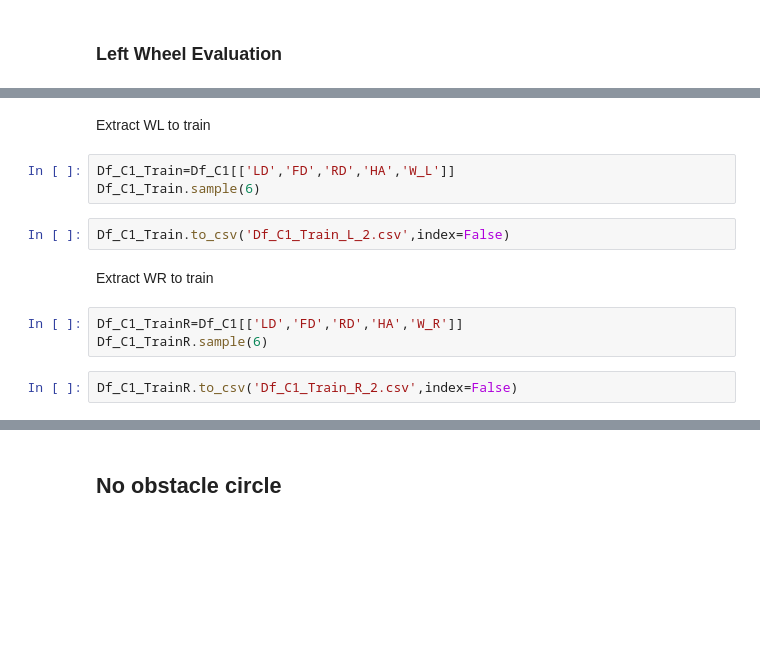
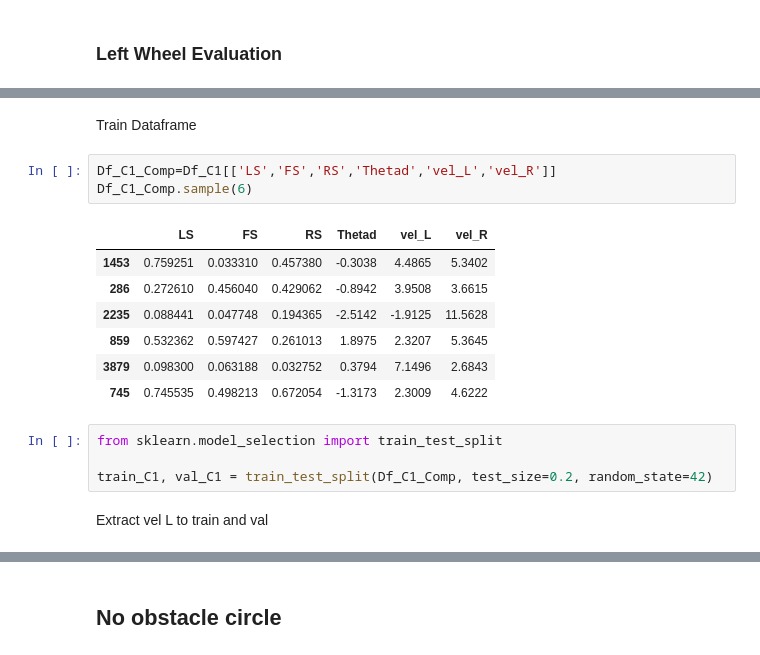
Before and after one commit to onlybuzy/Paper_Robot_Mobil, a Jupyter notebook: Data_gen.ipynb, the cells around one changed output, grey strips where cells are left out. Drawn from its saved outputs; the diff is of its cells as text; blank space fills up the shorter version.

```diff
--- a/Data_gen.ipynb
+++ b/Data_gen.ipynb
@@ -287,14 +593,19 @@ Df_C1.sample(6)
+# %% [markdown]
+Train Dataframe
+# %%
+Df_C1_Comp=Df_C1[['LS','FS','RS','Thetad','vel_L','vel_R']]
+Df_C1_Comp.sample(6)
+# %% [output]
+|  | LS | FS | RS | Thetad | vel_L | vel_R |
+| 1453 | 0.759251 | 0.033310 | 0.457380 | -0.3038 | 4.4865 | 5.3402 |
+| 286 | 0.272610 | 0.456040 | 0.429062 | -0.8942 | 3.9508 | 3.6615 |
+| 2235 | 0.088441 | 0.047748 | 0.194365 | -2.5142 | -1.9125 | 11.5628 |
+| 859 | 0.532362 | 0.597427 | 0.261013 | 1.8975 | 2.3207 | 5.3645 |
+| 3879 | 0.098300 | 0.063188 | 0.032752 | 0.3794 | 7.1496 | 2.6843 |
+| 745 | 0.745535 | 0.498213 | 0.672054 | -1.3173 | 2.3009 | 4.6222 |
+# %%
+from sklearn.model_selection import train_test_split
+
+train_C1, val_C1 = train_test_split(Df_C1_Comp, test_size=0.2, random_state=42)
 # %% [markdown]
-Extract WL to train
+Extract vel L  to train and val
-# %%
-Df_C1_Train=Df_C1[['LD','FD','RD','HA','W_L']]
-Df_C1_Train.sample(6)
-# %%
-Df_C1_Train.to_csv('Df_C1_Train_L_2.csv',index=False)
-# %% [markdown]
-Extract WR to train
-# %%
-Df_C1_TrainR=Df_C1[['LD','FD','RD','HA','W_R']]
-Df_C1_TrainR.sample(6)
-# %%
-Df_C1_TrainR.to_csv('Df_C1_Train_R_2.csv',index=False)
```
Also changed, not shown: parts of 44 cells of this notebook, 9 other files.
